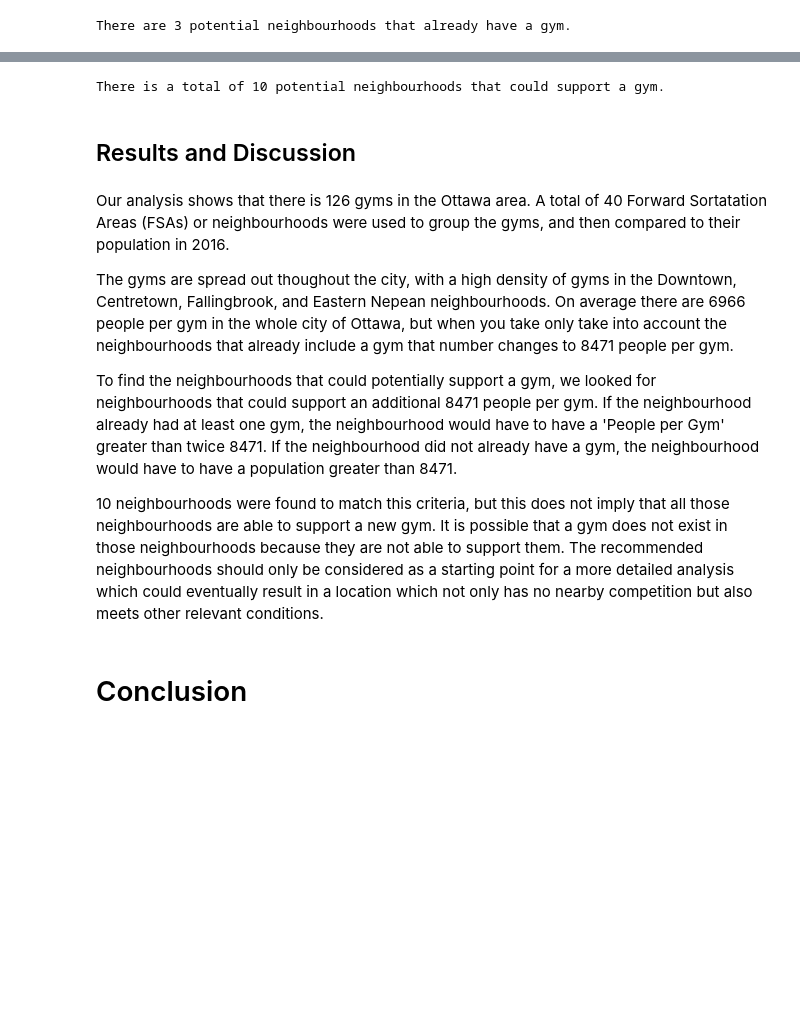
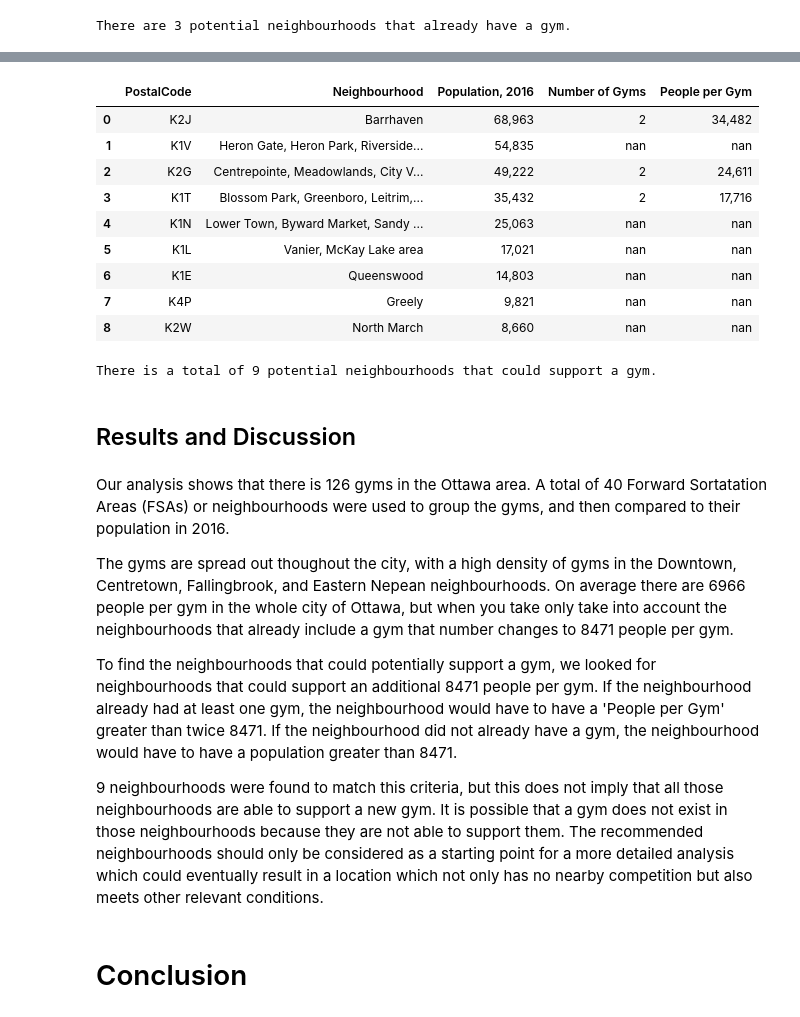
Before and after one commit to Carrank/Coursera_Capstone, a Jupyter notebook: Coursera_Capstone_Final.ipynb, the cells around one changed output, grey strips where cells are left out. Drawn from its saved outputs; the diff is of its cells as text; code cells hidden in the pictures; blank space fills up the shorter version.

```diff
--- a/Coursera_Capstone_Final.ipynb
+++ b/Coursera_Capstone_Final.ipynb
@@ -749,14 +763,31 @@ There are 7 potential neighbourhoods that don't already have a gym.
+# %%
+del_columns= ['Total private dwellings, 2016','Private dwellings occupied by usual residents, 2016','Occupied Dwellings per Gym']
+all_candidates.drop(del_columns, inplace=True, axis=1)
+# %%
+all_candidates.sort_values(by = ['Population, 2016'], ascending = False).reset_index(drop=True)
+# %% [output]
+|  | PostalCode | Neighbourhood | Population, 2016 | Number of Gyms | People per Gym |
+| 0 | K2J | Barrhaven | 68,963 | 2 | 34,482 |
+| 1 | K1V | Heron Gate, Heron Park, Riverside... | 54,835 | nan | nan |
+| 2 | K2G | Centrepointe, Meadowlands, City V... | 49,222 | 2 | 24,611 |
+| 3 | K1T | Blossom Park, Greenboro, Leitrim,... | 35,432 | 2 | 17,716 |
+| 4 | K1N | Lower Town, Byward Market, Sandy ... | 25,063 | nan | nan |
+| 5 | K1L | Vanier, McKay Lake area | 17,021 | nan | nan |
+| 6 | K1E | Queenswood | 14,803 | nan | nan |
+| 7 | K4P | Greely | 9,821 | nan | nan |
+| 8 | K2W | North March | 8,660 | nan | nan |
 # %%
-print("There is a total of {} potential neighbourhoods that could support a gym.".format(num_gym_candidates+num_nan_candidates))
+num_all_candidates = len(all_candidates.index)
+print("There is a total of {} potential neighbourhoods that could support a gym.".format(num_all_candidates))
 # %% [output]
-There is a total of 10 potential neighbourhoods that could support a gym.
+There is a total of 9 potential neighbourhoods that could support a gym.
 # %% [markdown]
 ## Results and Discussion
 # %% [markdown]
 <p>Our analysis shows that there is 126 gyms in the Ottawa area. A total of 40 Forward Sortatation Areas (FSAs) or neighbourhoods were used to group the gyms, and then compared to their population in 2016.</p>
 <p>The gyms are spread out thoughout the city, with a high density of gyms in the Downtown, Centretown, Fallingbrook, and Eastern Nepean neighbourhoods. On average there are 6966 people per gym in the whole city of Ottawa, but when you take only take into account the neighbourhoods that already include a gym that number changes to 8471 people per gym.</p>
 <p>To find the neighbourhoods that could potentially support a gym, we looked for neighbourhoods that could support an additional 8471 people per gym. If the neighbourhood already had at least one gym, the neighbourhood would have to have a 'People per Gym' greater than twice 8471. If the neighbourhood did not already have a gym, the neighbourhood would have to have a population greater than 8471.</p>
-<p>10 neighbourhoods were found to match this criteria, but this does not imply that all those neighbourhoods are able to support a new gym. It is possible that a gym does not exist in those neighbourhoods because they are not able to support them. The recommended neighbourhoods should only be considered as a starting point for a more detailed analysis which could eventually result in a location which not only has no nearby competition but also meets other relevant conditions.</p>
+<p>9 neighbourhoods were found to match this criteria, but this does not imply that all those neighbourhoods are able to support a new gym. It is possible that a gym does not exist in those neighbourhoods because they are not able to support them. The recommended neighbourhoods should only be considered as a starting point for a more detailed analysis which could eventually result in a location which not only has no nearby competition but also meets other relevant conditions.</p>
 # %% [markdown]
 # Conclusion
 # %% [markdown]
```
Also changed, not shown: parts of 5 cells of this notebook.
